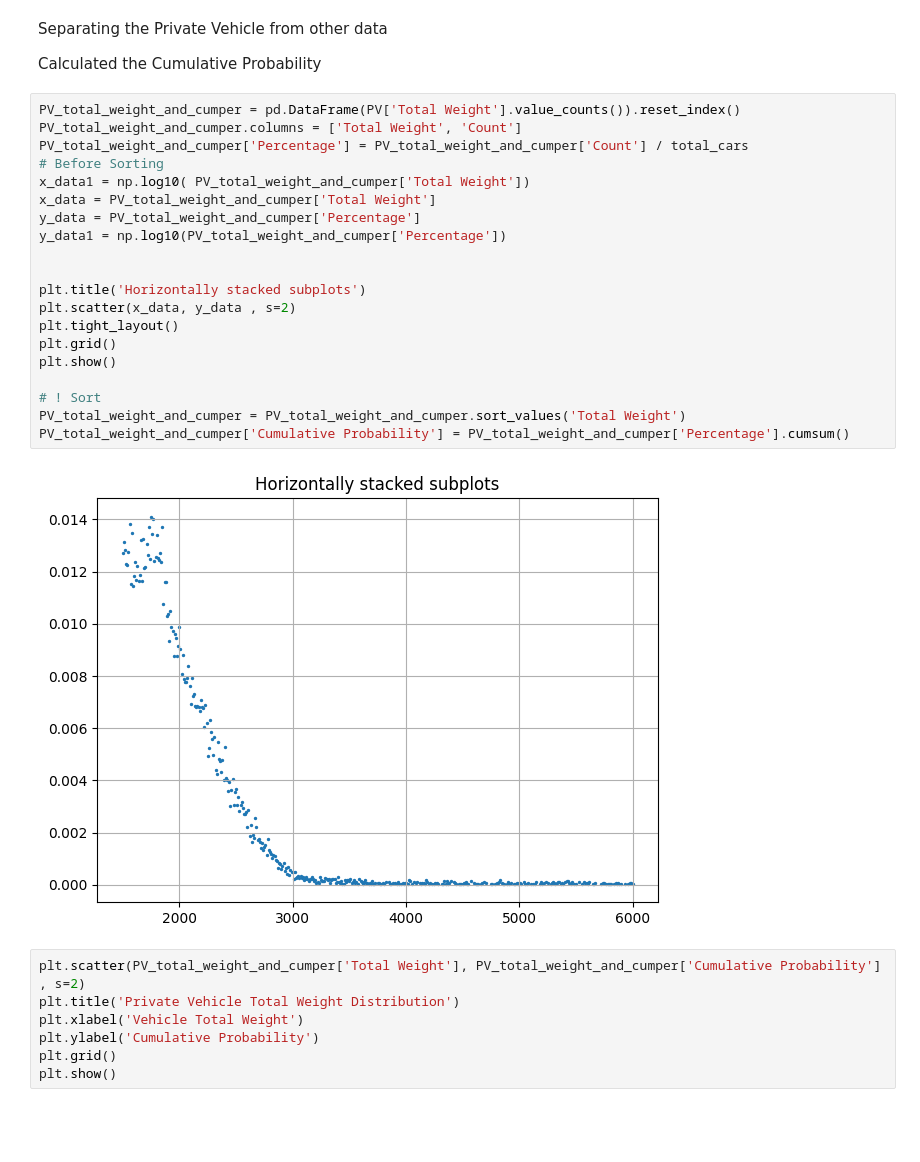
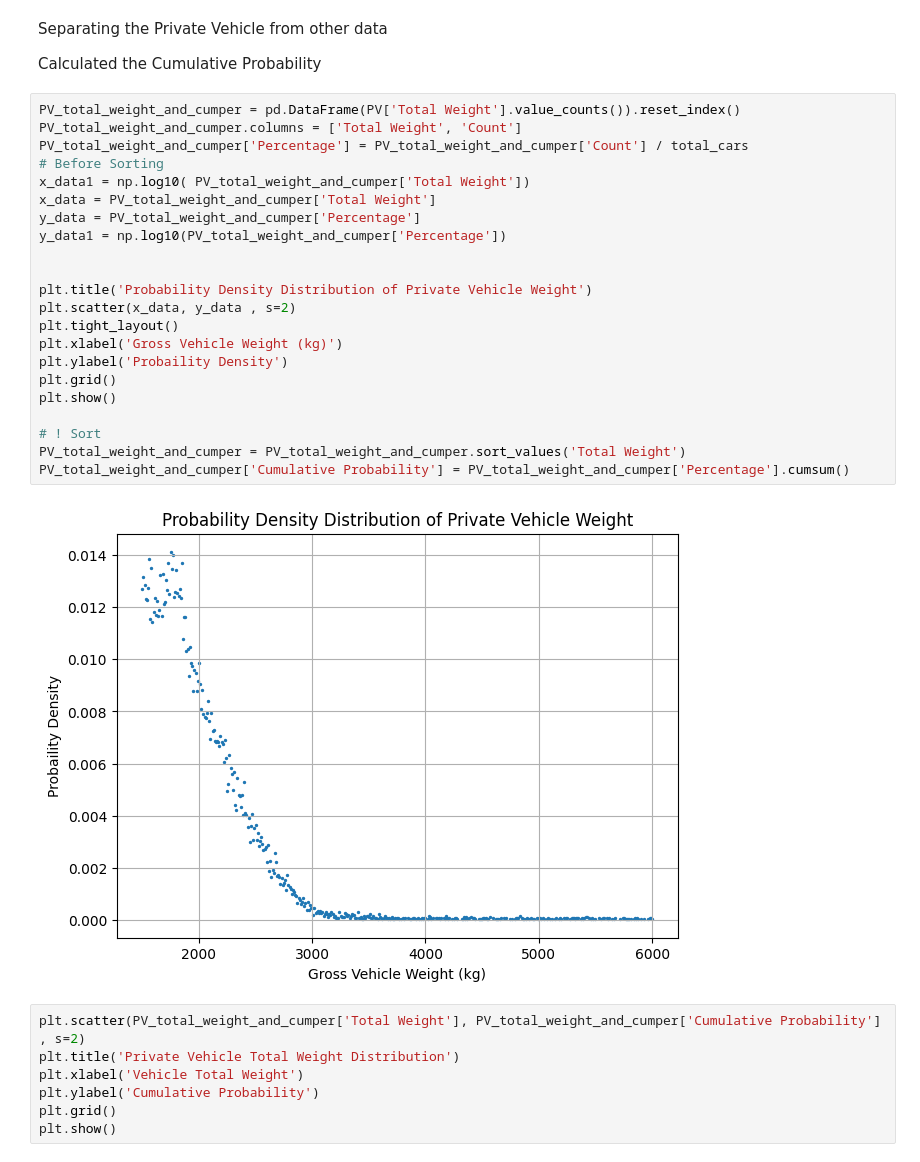
Before and after one commit to felixthe-cat/Personal_Projects, a Jupyter notebook: Final_Year_Project/Data_handle.ipynb, the cells around one changed output. Cells and saved outputs as stored; diff of their text form; blank space fills up the shorter version.

```diff
--- a/Final_Year_Project/Data_handle.ipynb
+++ b/Final_Year_Project/Data_handle.ipynb
@@ -641,25 +663,27 @@ Calculated the Cumulative Probability
 # %%
 PV_total_weight_and_cumper = pd.DataFrame(PV['Total Weight'].value_counts()).reset_index()
 PV_total_weight_and_cumper.columns = ['Total Weight', 'Count']
 PV_total_weight_and_cumper['Percentage'] = PV_total_weight_and_cumper['Count'] / total_cars
 # Before Sorting
 x_data1 = np.log10( PV_total_weight_and_cumper['Total Weight'])
 x_data = PV_total_weight_and_cumper['Total Weight']
 y_data = PV_total_weight_and_cumper['Percentage']
 y_data1 = np.log10(PV_total_weight_and_cumper['Percentage'])
 
 
-plt.title('Horizontally stacked subplots')
+plt.title('Probability Density Distribution of Private Vehicle Weight')
 plt.scatter(x_data, y_data , s=2)
 plt.tight_layout()
+plt.xlabel('Gross Vehicle Weight (kg)')
+plt.ylabel('Probaility Density')
 plt.grid()
 plt.show()
 
 # ! Sort
 PV_total_weight_and_cumper = PV_total_weight_and_cumper.sort_values('Total Weight')
 PV_total_weight_and_cumper['Cumulative Probability'] = PV_total_weight_and_cumper['Percentage'].cumsum()
 # %% [output]
-[figure, old version]
+[figure, new version]
 # %%
 plt.scatter(PV_total_weight_and_cumper['Total Weight'], PV_total_weight_and_cumper['Cumulative Probability'] , s=2)
 plt.title('Private Vehicle Total Weight Distribution')
```
Also changed, not shown: parts of 25 cells of this notebook, 7 other files.
